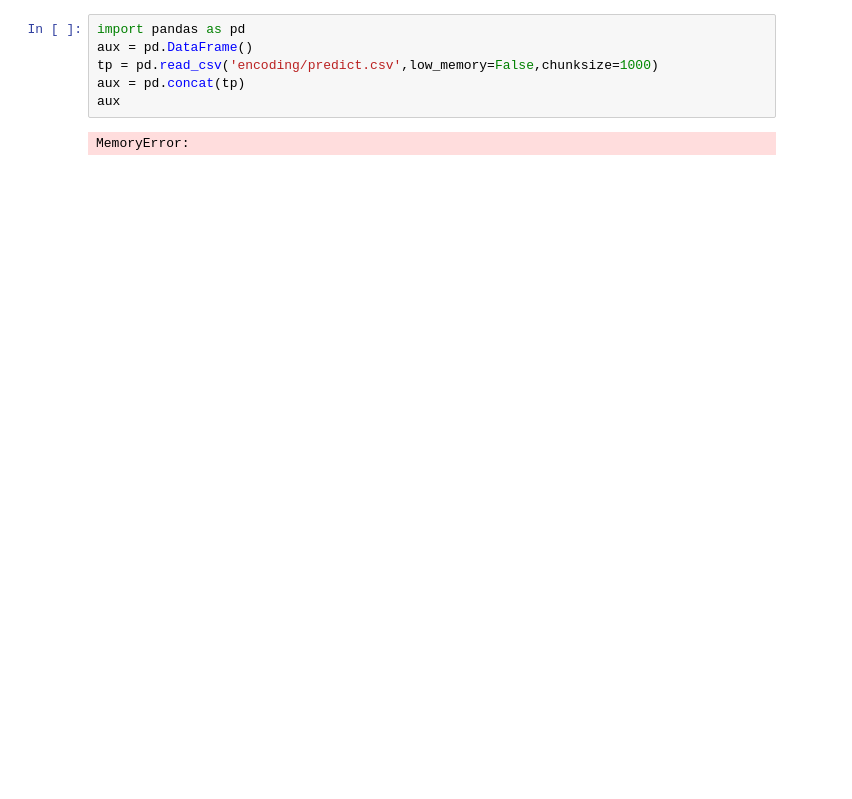
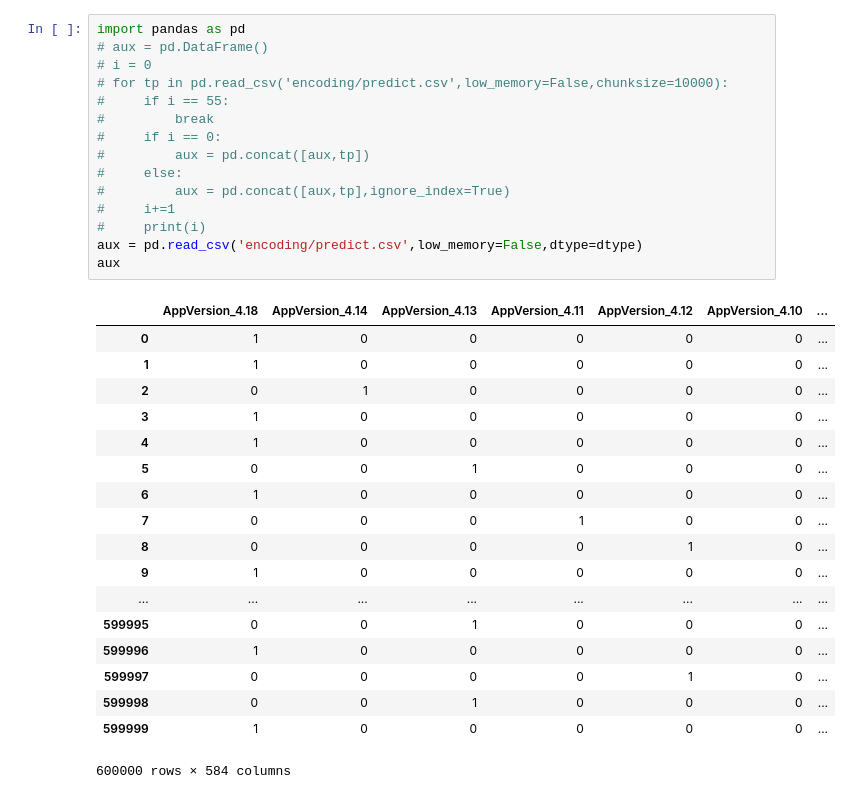
Before and after one commit to josepferreira/AA2, a Jupyter notebook: Notebooks/tentarCarregarDataset.ipynb, the cells around one changed output. Drawn from its saved outputs; the diff is of its cells as text; blank space fills up the shorter version.

```diff
--- a/Notebooks/tentarCarregarDataset.ipynb
+++ b/Notebooks/tentarCarregarDataset.ipynb
@@ -1,8 +576,34 @@
 # %%
 import pandas as pd
-aux = pd.DataFrame()
-tp = pd.read_csv('encoding/predict.csv',low_memory=False,chunksize=1000)
-aux = pd.concat(tp)
+# aux = pd.DataFrame()
+# i = 0
+# for tp in pd.read_csv('encoding/predict.csv',low_memory=False,chunksize=10000):
+#     if i == 55:
+#         break
+#     if i == 0:
+#         aux = pd.concat([aux,tp])
+#     else:
+#         aux = pd.concat([aux,tp],ignore_index=True)
+#     i+=1
+#     print(i)
+aux = pd.read_csv('encoding/predict.csv',low_memory=False,dtype=dtype)
 aux
 # %% [output]
+|  | AppVersion_4.18 | AppVersion_4.14 | AppVersion_4.13 | AppVersion_4.11 | AppVersion_4.12 | AppVersion_4.10 | ... |
+| 0 | 1 | 0 | 0 | 0 | 0 | 0 | ... |
+| 1 | 1 | 0 | 0 | 0 | 0 | 0 | ... |
+| 2 | 0 | 1 | 0 | 0 | 0 | 0 | ... |
+| 3 | 1 | 0 | 0 | 0 | 0 | 0 | ... |
+| 4 | 1 | 0 | 0 | 0 | 0 | 0 | ... |
+| 5 | 0 | 0 | 1 | 0 | 0 | 0 | ... |
+| 6 | 1 | 0 | 0 | 0 | 0 | 0 | ... |
+| 7 | 0 | 0 | 0 | 1 | 0 | 0 | ... |
+| 8 | 0 | 0 | 0 | 0 | 1 | 0 | ... |
+| 9 | 1 | 0 | 0 | 0 | 0 | 0 | ... |
+| ... | ... | ... | ... | ... | ... | ... | ... |
+| 599995 | 0 | 0 | 1 | 0 | 0 | 0 | ... |
+| 599996 | 1 | 0 | 0 | 0 | 0 | 0 | ... |
+| 599997 | 0 | 0 | 0 | 0 | 1 | 0 | ... |
+| 599998 | 0 | 0 | 1 | 0 | 0 | 0 | ... |
+| 599999 | 1 | 0 | 0 | 0 | 0 | 0 | ... |
-MemoryError:
+600000 rows × 584 columns
```
Also changed, not shown: parts of 10 cells of this notebook.
